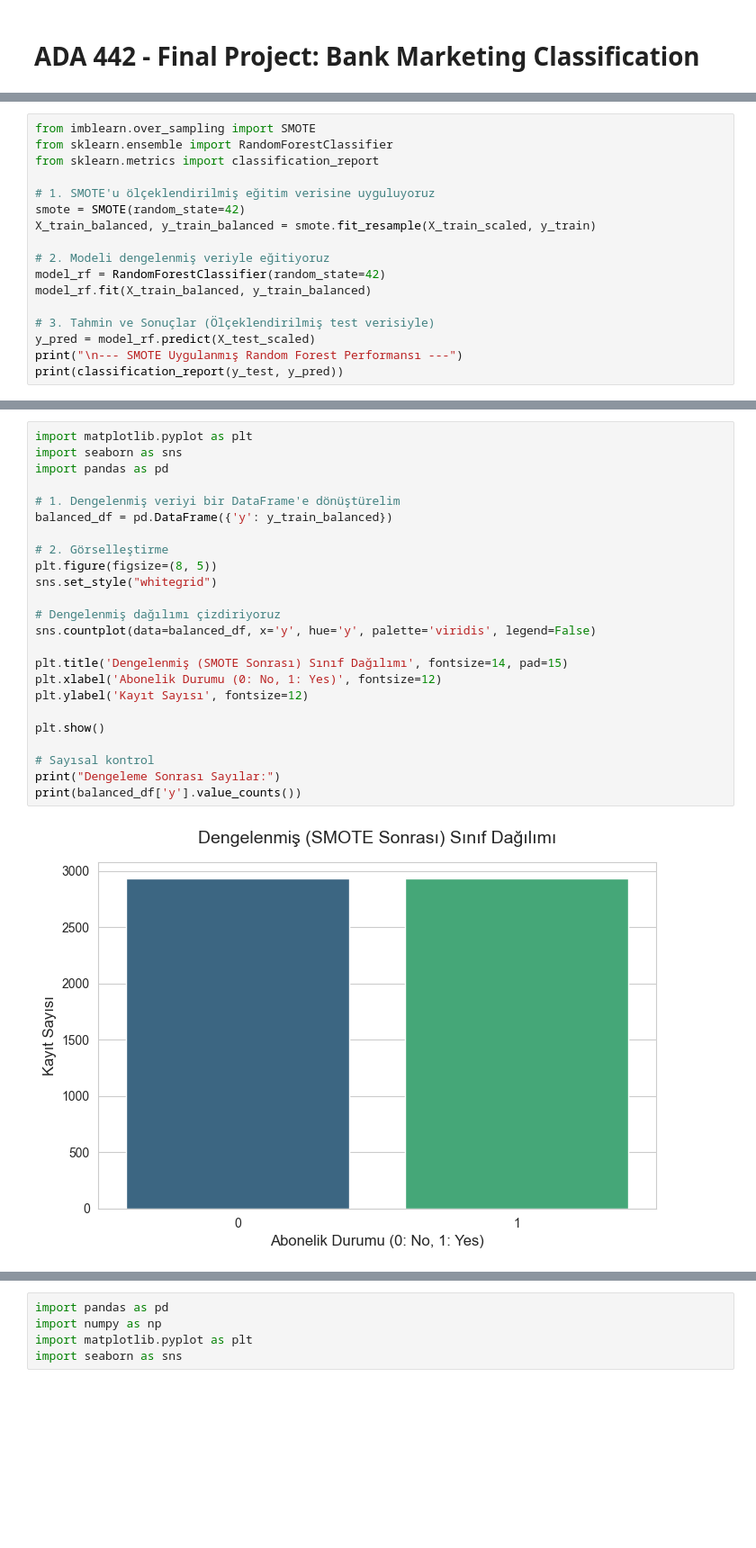
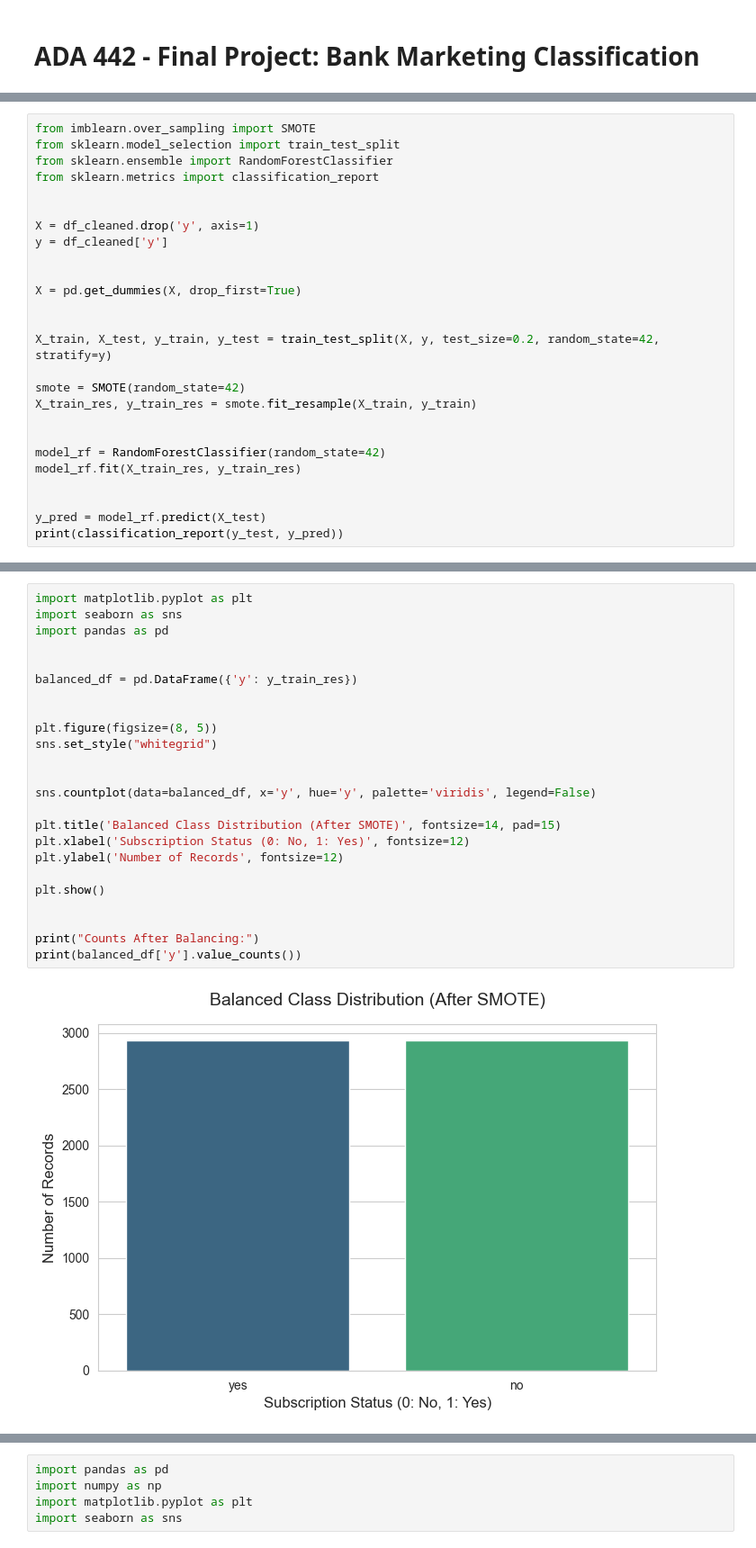
Before and after one commit to denizgures1282-cmd/bank-marketing-project, a Jupyter notebook: project.ipynb, the cells around one changed output, grey strips where cells are left out. Shown at 90% size. Cells and saved outputs as stored; diff of their text form; blank space fills up the shorter version.

```diff
--- a/project.ipynb
+++ b/project.ipynb
@@ -247,19 +257,28 @@ yes     451
 Name: count, dtype: int64
 # %%
 from imblearn.over_sampling import SMOTE
+from sklearn.model_selection import train_test_split
 from sklearn.ensemble import RandomForestClassifier
 from sklearn.metrics import classification_report
 
-# 1. SMOTE'u ölçeklendirilmiş eğitim verisine uyguluyoruz
+
+X = df_cleaned.drop('y', axis=1)
+y = df_cleaned['y']
+
+
+X = pd.get_dummies(X, drop_first=True)
+
+
+X_train, X_test, y_train, y_test = train_test_split(X, y, test_size=0.2, random_state=42, stratify=y)
+
 smote = SMOTE(random_state=42)
-X_train_balanced, y_train_balanced = smote.fit_resample(X_train_scaled, y_train)
+X_train_res, y_train_res = smote.fit_resample(X_train, y_train)
 
-# 2. Modeli dengelenmiş veriyle eğitiyoruz
+
 model_rf = RandomForestClassifier(random_state=42)
-model_rf.fit(X_train_balanced, y_train_balanced)
+model_rf.fit(X_train_res, y_train_res)
 
-# 3. Tahmin ve Sonuçlar (Ölçeklendirilmiş test verisiyle)
-y_pred = model_rf.predict(X_test_scaled)
-print("\n--- SMOTE Uygulanmış Random Forest Performansı ---")
+
+y_pred = model_rf.predict(X_test)
 print(classification_report(y_test, y_pred))
 # %% [output]
@@ -277,26 +299,26 @@ Veri setindeki sınıf dengesizliği SMOTE tekniği ile giderilmiş ve Random Fo
 # %%
 import matplotlib.pyplot as plt
 import seaborn as sns
 import pandas as pd
 
-# 1. Dengelenmiş veriyi bir DataFrame'e dönüştürelim
-balanced_df = pd.DataFrame({'y': y_train_balanced})
 
-# 2. Görselleştirme
+balanced_df = pd.DataFrame({'y': y_train_res})
+
+
 plt.figure(figsize=(8, 5))
 sns.set_style("whitegrid")
 
-# Dengelenmiş dağılımı çizdiriyoruz
+
 sns.countplot(data=balanced_df, x='y', hue='y', palette='viridis', legend=False)
 
-plt.title('Dengelenmiş (SMOTE Sonrası) Sınıf Dağılımı', fontsize=14, pad=15)
-plt.xlabel('Abonelik Durumu (0: No, 1: Yes)', fontsize=12)
-plt.ylabel('Kayıt Sayısı', fontsize=12)
+plt.title('Balanced Class Distribution (After SMOTE)', fontsize=14, pad=15)
+plt.xlabel('Subscription Status (0: No, 1: Yes)', fontsize=12)
+plt.ylabel('Number of Records', fontsize=12)
 
 plt.show()
 
-# Sayısal kontrol
-print("Dengeleme Sonrası Sayılar:")
+
+print("Counts After Balancing:")
 print(balanced_df['y'].value_counts())
 # %% [output]
-[figure, old version]
+[figure, new version]
```
Also changed, not shown: parts of 33 cells of this notebook.
